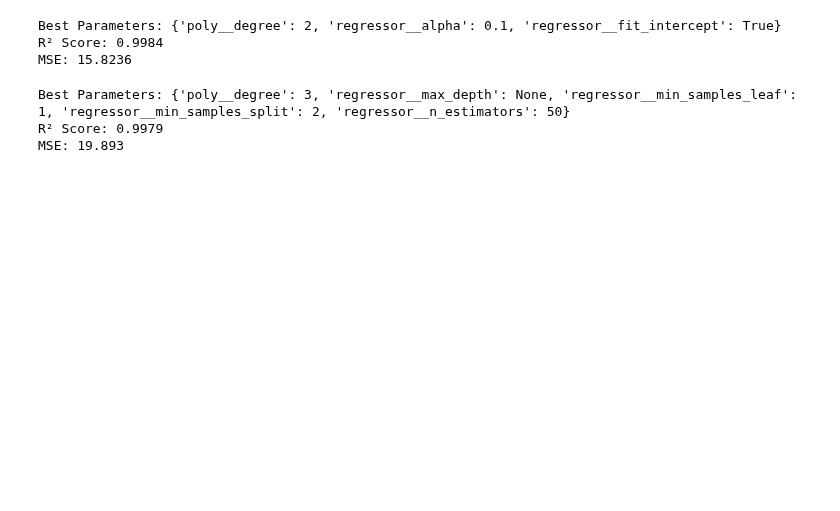
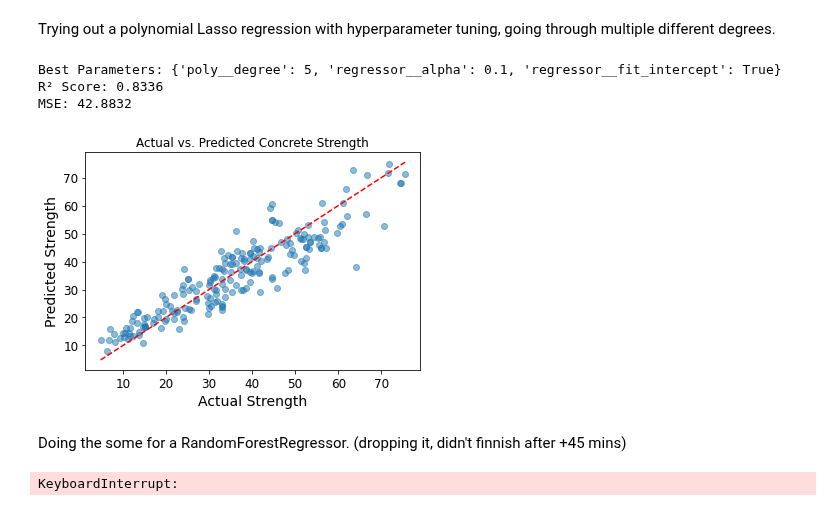
Before and after one commit to elisabellahj/MLing, a Jupyter notebook: Andreas.ipynb, the cells around one changed output. Saved outputs shown, nothing was run; the diff lists cells and outputs as text; code cells hidden in the pictures; blank space fills up the shorter version.

```diff
--- a/Andreas.ipynb
+++ b/Andreas.ipynb
@@ -225,3 +321,5 @@ MSE: 40.31
+# %% [markdown]
+Trying out a polynomial Lasso regression with hyperparameter tuning, going through multiple different degrees.
 # %%
 from sklearn.preprocessing import PolynomialFeatures, StandardScaler
 from sklearn.linear_model import Lasso
@@ -233,36 +331,47 @@ from sklearn.metrics import mean_squared_error, r2_score
 pipeline = Pipeline([
     ('poly', PolynomialFeatures()),    # Polynomial features
     ('scaler', StandardScaler()),      # Scaling the features
     ('regressor', Lasso())             # Lasso regression
 ])
 
 # Define the parameter grid for GridSearchCV
 param_grid = {
     'poly__degree': [1, 2, 3, 4, 5],       # Degrees of the polynomial
     'regressor__alpha': [0.1, 0.5, 1.0, 10],  # Regularization strength for Lasso
     'regressor__fit_intercept': [True, False]  # Whether or not to fit the intercept term
 }
 
 # Perform Grid Search with 5-fold cross-validation
 grid_search = GridSearchCV(pipeline, param_grid, cv=5, scoring='neg_mean_squared_error')
 
 # Fit the model using the grid search
 grid_search.fit(X_train, y_train)
 
 # Get the best parameters from the grid search
 best_params = grid_search.best_params_
 print(f"Best Parameters: {best_params}")
 
 # Predict using the best model
 y_pred_lasso_grid = grid_search.predict(X_test)
 
 # Evaluate the model
 print(f"R² Score: {np.round(r2_score(y_test, y_pred_lasso_grid), 4)}")
 print(f"MSE: {np.round(mean_squared_error(y_test, y_pred_lasso_grid), 4)}")
+
+
+plt.scatter(y_test, y_pred_lasso_grid, alpha=.5)
+plt.xlabel("Actual Strength")
+plt.ylabel("Predicted Strength")
+plt.title("Actual vs. Predicted Concrete Strength")
+plt.plot([y_test.min(), y_test.max()], [y_test.min(), y_test.max()], color='red', linestyle='--')
+plt.show()
 # %% [output]
-Best Parameters: {'poly__degree': 2, 'regressor__alpha': 0.1, 'regressor__fit_intercept': True}
-R² Score: 0.9984
-MSE: 15.8236
+Best Parameters: {'poly__degree': 5, 'regressor__alpha': 0.1, 'regressor__fit_intercept': True}
+R² Score: 0.8336
+MSE: 42.8832
+[figure, added]
+# %% [markdown]
+Doing the some for a RandomForestRegressor. (dropping it, didn't finnish after +45 mins)
 # %%
 from sklearn.preprocessing import PolynomialFeatures, StandardScaler
 from sklearn.ensemble import RandomForestRegressor
@@ -287,7 +396,7 @@ param_grid = {
 }
 
 # Perform Grid Search with 5-fold cross-validation
-grid_search = GridSearchCV(pipeline, param_grid, cv=5, scoring='neg_mean_squared_error')
+grid_search = GridSearchCV(pipeline, param_grid, cv=5, scoring='neg_mean_squared_error', n_jobs = -1)
 
 # Fit the model using the grid search
 grid_search.fit(X_train, y_train)
@@ -303,6 +412,4 @@ y_pred_rf_grid = grid_search.predict(X_test)
 print(f"R² Score: {np.round(r2_score(y_test, y_pred_rf_grid), 4)}")
 print(f"MSE: {np.round(mean_squared_error(y_test, y_pred_rf_grid), 4)}")
 # %% [output]
-Best Parameters: {'poly__degree': 3, 'regressor__max_depth': None, 'regressor__min_samples_leaf': 1, 'regressor__min_samples_split': 2, 'regressor__n_estimators': 50}
-R² Score: 0.9979
-MSE: 19.893
+KeyboardInterrupt:
```
Also changed, not shown: parts of 17 cells of this notebook, 1 other file.
